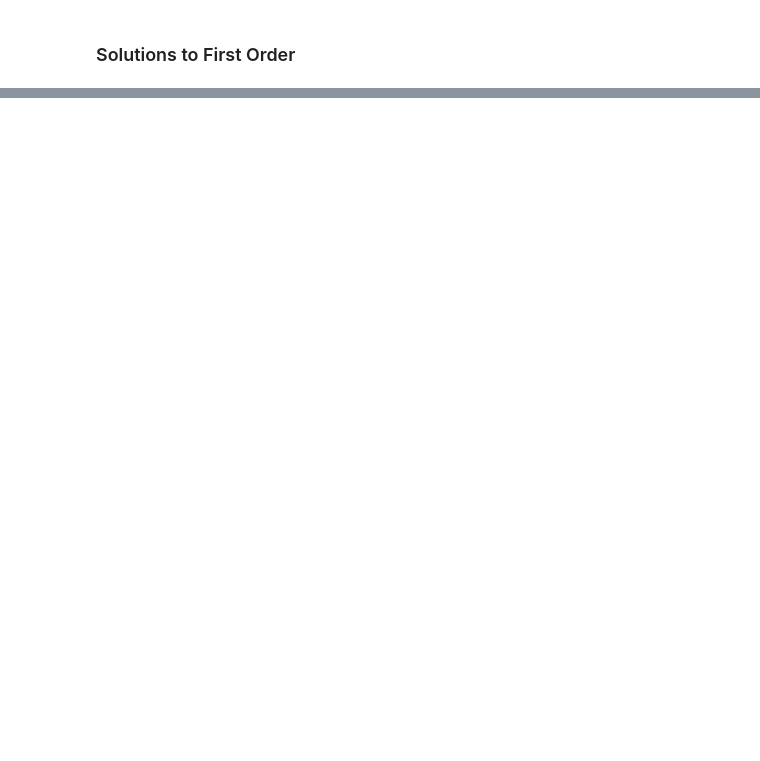
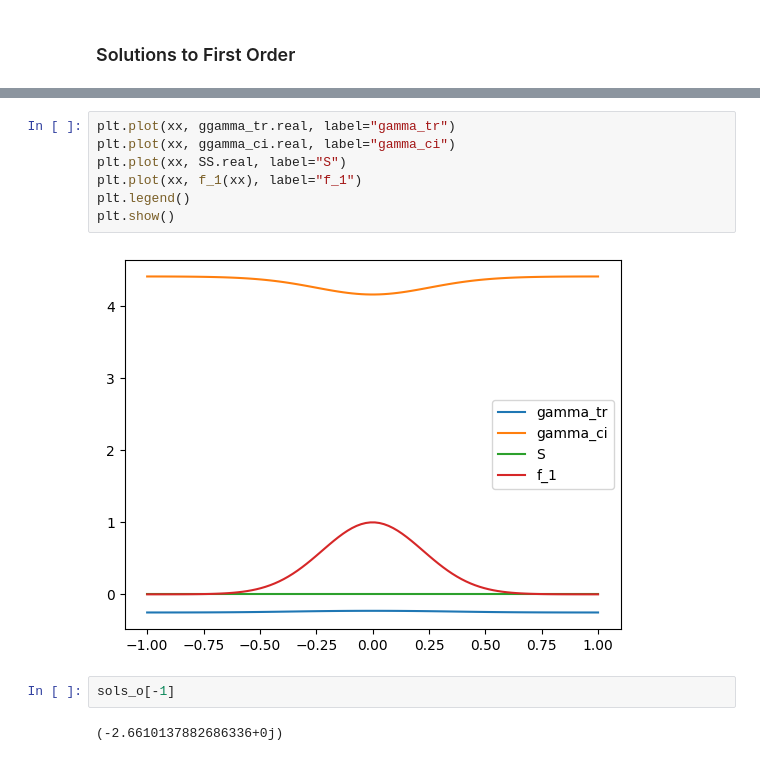
Before and after one commit to NiallOswald/photosurfactant, a Jupyter notebook: notebooks/linearised.ipynb, the cells around one changed output, grey strips where cells are left out. Saved outputs shown, nothing was run; the diff lists cells and outputs as text; blank space fills up the shorter version.

```diff
--- a/notebooks/linearised.ipynb
+++ b/notebooks/linearised.ipynb
@@ -519,0 +843,13 @@ sols = np.array([np.linalg.solve(sys[:, :-1, i], f[:, i]) for i in range(len(ome
+# %%
+plt.plot(xx, ggamma_tr.real, label="gamma_tr")
+plt.plot(xx, ggamma_ci.real, label="gamma_ci")
+plt.plot(xx, SS.real, label="S")
+plt.plot(xx, f_1(xx), label="f_1")
+plt.legend()
+plt.show()
+# %% [output]
+[figure, added]
+# %%
+sols_o[-1]
+# %% [output]
+(-2.6610137882686336+0j)
```
Also changed, not shown: parts of 61 cells of this notebook.
